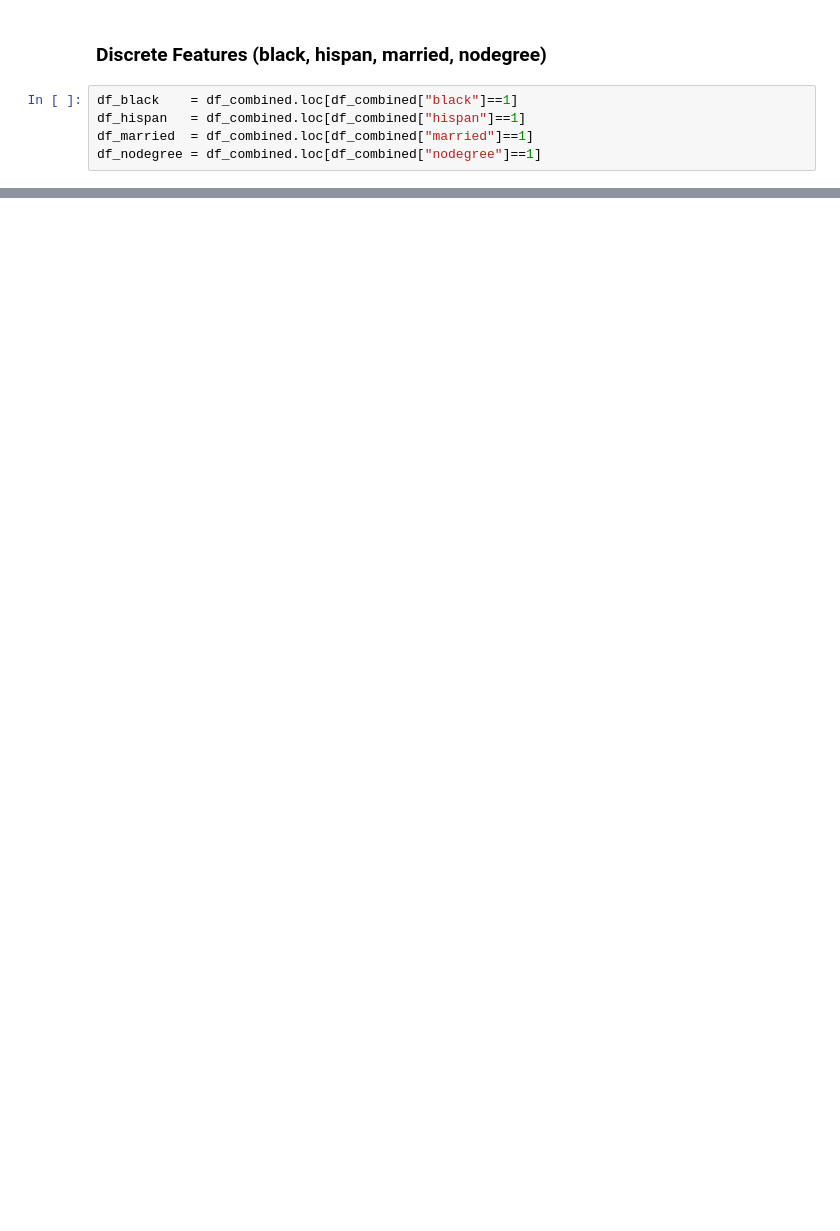
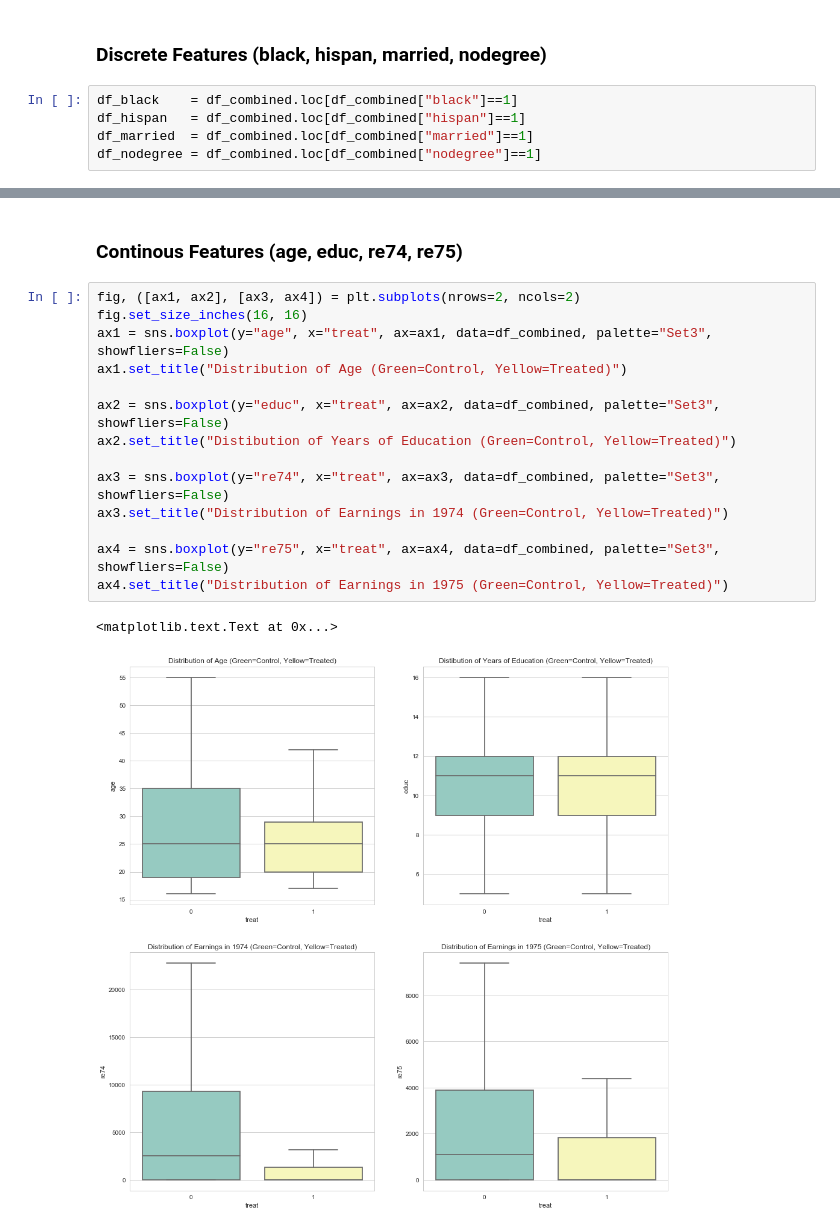
Before and after one commit to sanadhis/ADA-2017, a Jupyter notebook: 04 - Applied ML/Homework04.ipynb, the cells around one changed output, grey strips where cells are left out. Drawn from its saved outputs; the diff is of its cells as text; blank space fills up the shorter version.

```diff
--- a/04 - Applied ML/Homework04.ipynb
+++ b/04 - Applied ML/Homework04.ipynb
@@ -188,0 +269,19 @@ ax4.set_title("N of Nodegree (Blue=control, Green=Treated)")
+# %% [markdown]
+### Continous Features (age, educ, re74, re75)
+# %%
+fig, ([ax1, ax2], [ax3, ax4]) = plt.subplots(nrows=2, ncols=2)
+fig.set_size_inches(16, 16)
+ax1 = sns.boxplot(y="age", x="treat", ax=ax1, data=df_combined, palette="Set3", showfliers=False)
+ax1.set_title("Distribution of Age (Green=Control, Yellow=Treated)")
+
+ax2 = sns.boxplot(y="educ", x="treat", ax=ax2, data=df_combined, palette="Set3", showfliers=False)
+ax2.set_title("Distibution of Years of Education (Green=Control, Yellow=Treated)")
+
+ax3 = sns.boxplot(y="re74", x="treat", ax=ax3, data=df_combined, palette="Set3", showfliers=False)
+ax3.set_title("Distribution of Earnings in 1974 (Green=Control, Yellow=Treated)")
+
+ax4 = sns.boxplot(y="re75", x="treat", ax=ax4, data=df_combined, palette="Set3", showfliers=False)
+ax4.set_title("Distribution of Earnings in 1975 (Green=Control, Yellow=Treated)")
+# %% [output]
+<matplotlib.text.Text at 0x...>
+[figure, added]
```
Also changed, not shown: parts of 7 cells of this notebook.
